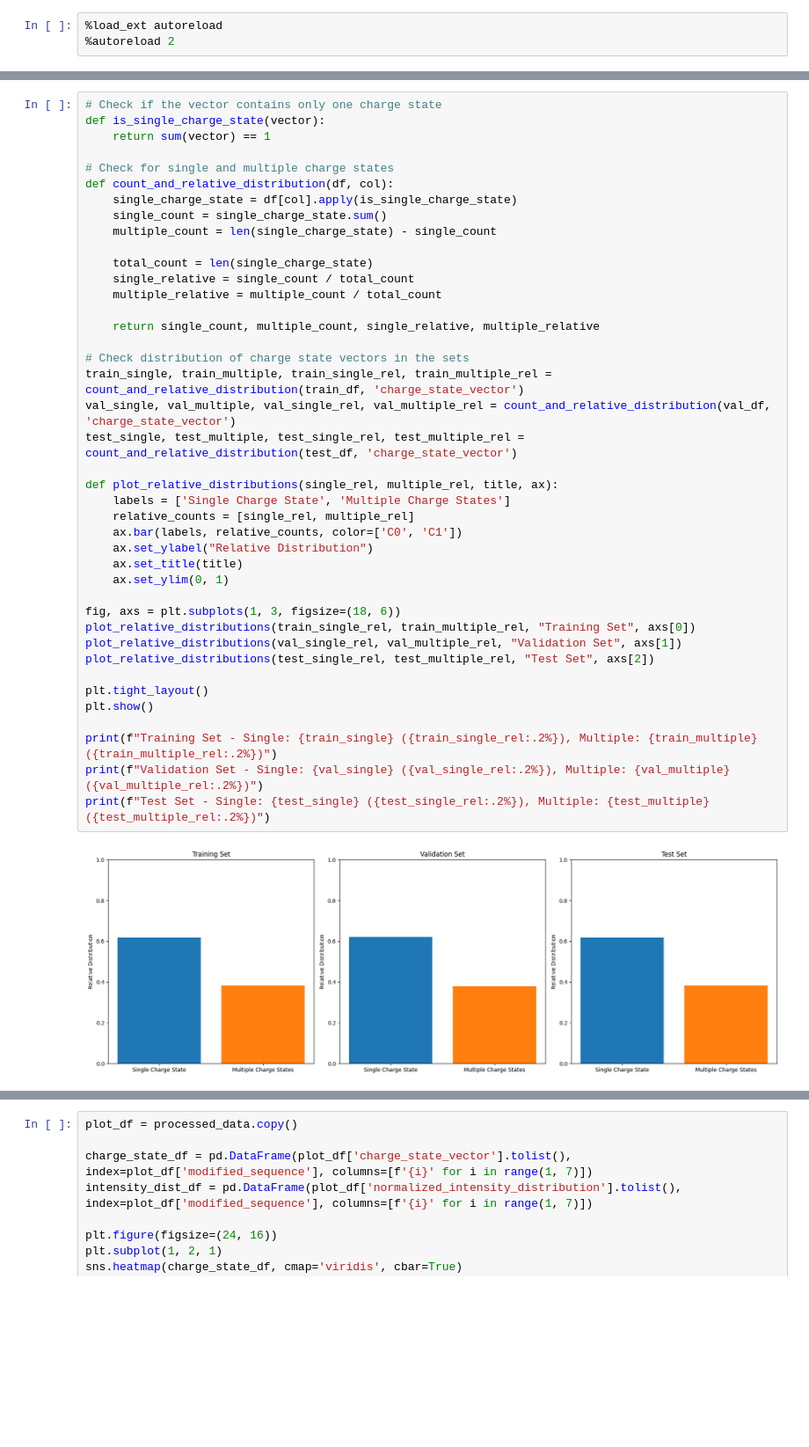
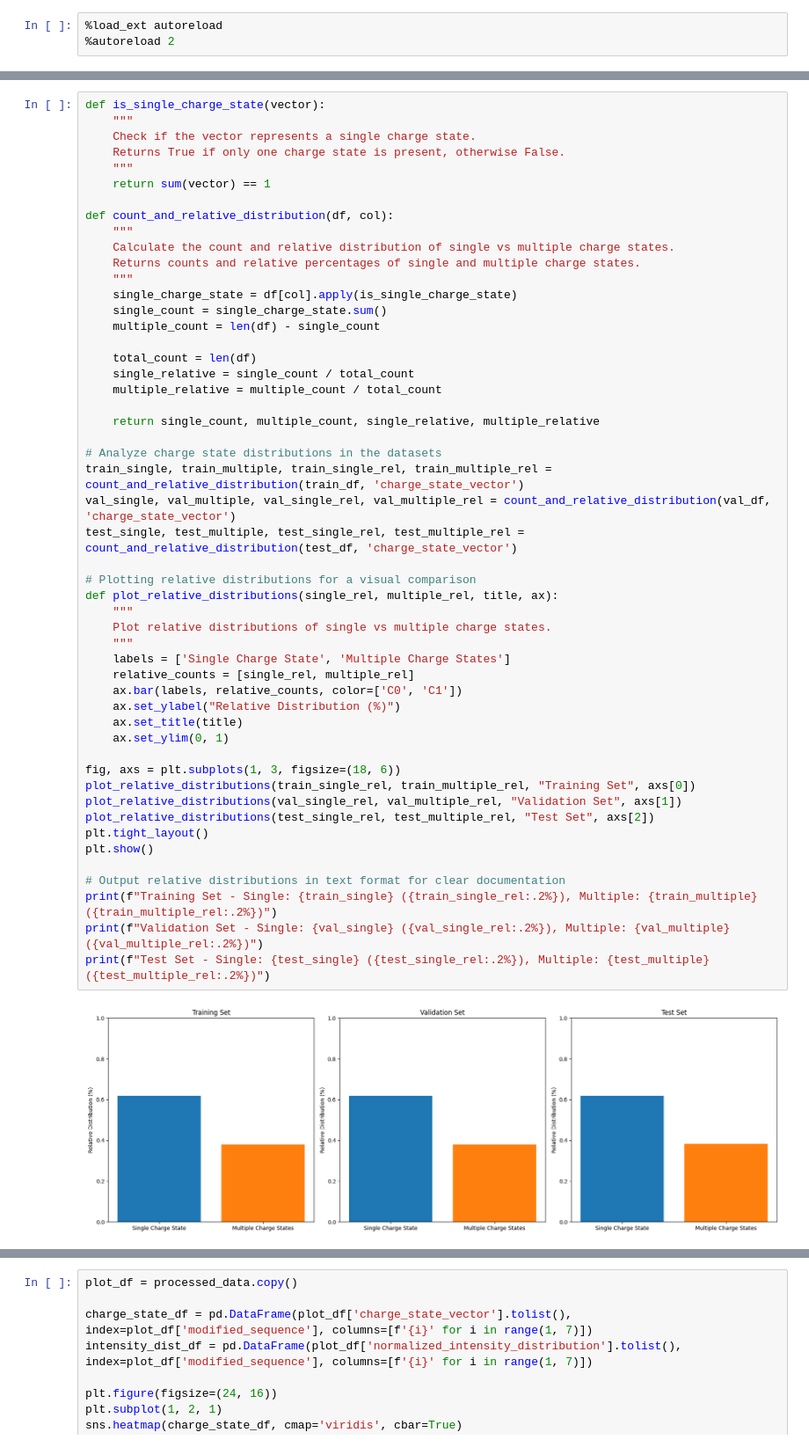
Before and after one commit to wilhelm-lab/dlomix, a Jupyter notebook: src/dlomix/precursor_charge_state_dev/data_split_tests.ipynb, the cells around one changed output, grey strips where cells are left out. Shown at 88% size. Drawn from its saved outputs; the diff is of its cells as text; blank space fills up the shorter version.

```diff
--- a/src/dlomix/precursor_charge_state_dev/data_split_tests.ipynb
+++ b/src/dlomix/precursor_charge_state_dev/data_split_tests.ipynb
@@ -226,43 +160,53 @@ plot_distribution_with_labels(test_counter, "Test Set Distribution (Task 2)")
 # %%
-# Check if the vector contains only one charge state
 def is_single_charge_state(vector):
+    """
+    Check if the vector represents a single charge state.
+    Returns True if only one charge state is present, otherwise False.
+    """
     return sum(vector) == 1
 
-# Check for single and multiple charge states
 def count_and_relative_distribution(df, col):
+    """
+    Calculate the count and relative distribution of single vs multiple charge states.
+    Returns counts and relative percentages of single and multiple charge states.
+    """
     single_charge_state = df[col].apply(is_single_charge_state)
     single_count = single_charge_state.sum()
-    multiple_count = len(single_charge_state) - single_count
+    multiple_count = len(df) - single_count
 
-    total_count = len(single_charge_state)
+    total_count = len(df)
     single_relative = single_count / total_count
     multiple_relative = multiple_count / total_count
 
     return single_count, multiple_count, single_relative, multiple_relative
 
-# Check distribution of charge state vectors in the sets
+# Analyze charge state distributions in the datasets
 train_single, train_multiple, train_single_rel, train_multiple_rel = count_and_relative_distribution(train_df, 'charge_state_vector')
 val_single, val_multiple, val_single_rel, val_multiple_rel = count_and_relative_distribution(val_df, 'charge_state_vector')
 test_single, test_multiple, test_single_rel, test_multiple_rel = count_and_relative_distribution(test_df, 'charge_state_vector')
 
+# Plotting relative distributions for a visual comparison
 def plot_relative_distributions(single_rel, multiple_rel, title, ax):
+    """
+    Plot relative distributions of single vs multiple charge states.
+    """
     labels = ['Single Charge State', 'Multiple Charge States']
     relative_counts = [single_rel, multiple_rel]
     ax.bar(labels, relative_counts, color=['C0', 'C1'])
-    ax.set_ylabel("Relative Distribution")
+    ax.set_ylabel("Relative Distribution (%)")
     ax.set_title(title)
     ax.set_ylim(0, 1)
 
 fig, axs = plt.subplots(1, 3, figsize=(18, 6))
 plot_relative_distributions(train_single_rel, train_multiple_rel, "Training Set", axs[0])
 plot_relative_distributions(val_single_rel, val_multiple_rel, "Validation Set", axs[1])
 plot_relative_distributions(test_single_rel, test_multiple_rel, "Test Set", axs[2])
-
 plt.tight_layout()
 plt.show()
 
+# Output relative distributions in text format for clear documentation
 print(f"Training Set - Single: {train_single} ({train_single_rel:.2%}), Multiple: {train_multiple} ({train_multiple_rel:.2%})")
 print(f"Validation Set - Single: {val_single} ({val_single_rel:.2%}), Multiple: {val_multiple} ({val_multiple_rel:.2%})")
 print(f"Test Set - Single: {test_single} ({test_single_rel:.2%}), Multiple: {test_multiple} ({test_multiple_rel:.2%})")
 # %% [output]
-[figure, old version]
+[figure, new version]
```
Also changed, not shown: parts of 25 cells of this notebook, 3 other files.
